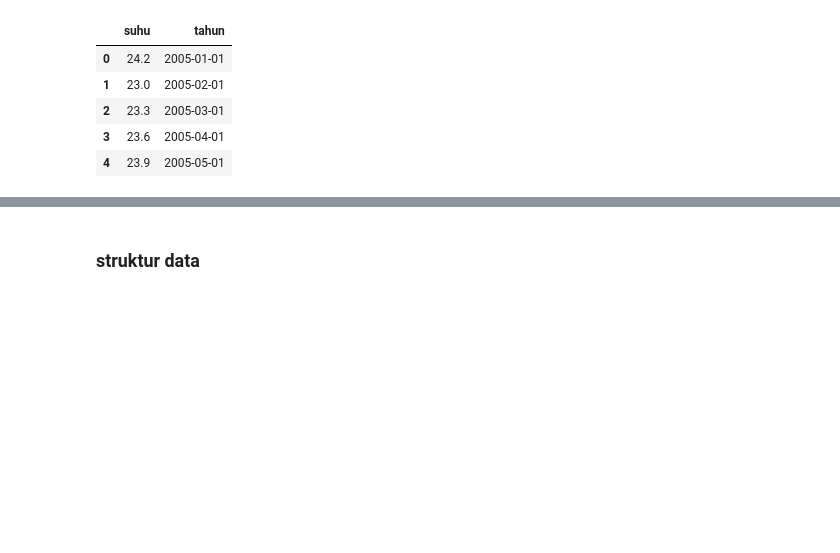
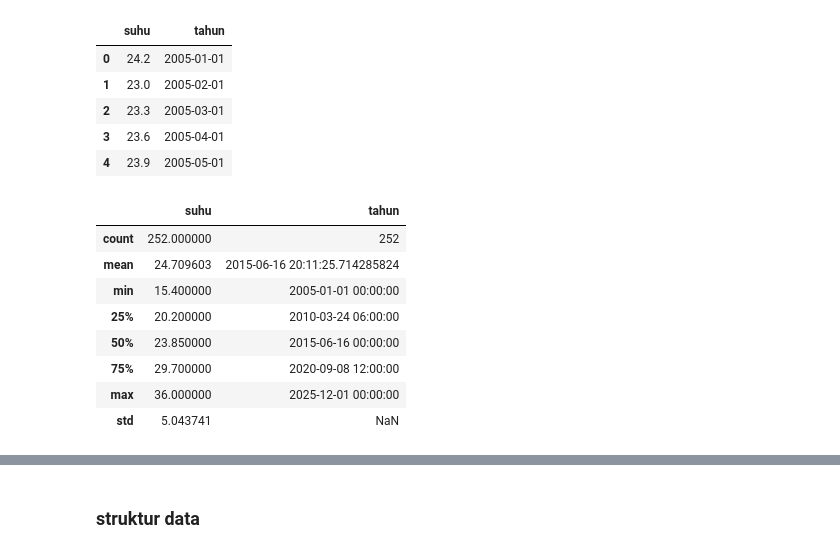
Before and after one commit to haniyathul/Praktikum-Analisis-Deret-Waktu, a Jupyter notebook: Tugas_Kelompok_Minggu_4.ipynb, the cells around one changed output, grey strips where cells are left out. Drawn from its saved outputs; the diff is of its cells as text; code cells hidden in the pictures; blank space fills up the shorter version.

```diff
--- a/Tugas_Kelompok_Minggu_4.ipynb
+++ b/Tugas_Kelompok_Minggu_4.ipynb
@@ -50,3 +52,15 @@ suhu.head()
 | 2 | 23.3 | 2005-03-01 |
 | 3 | 23.6 | 2005-04-01 |
 | 4 | 23.9 | 2005-05-01 |
+# %%
+suhu.describe()
+# %% [output]
+|  | suhu | tahun |
+| count | 252.000000 | 252 |
+| mean | 24.709603 | 2015-06-16 20:11:25.714285824 |
+| min | 15.400000 | 2005-01-01 00:00:00 |
+| 25% | 20.200000 | 2010-03-24 06:00:00 |
+| 50% | 23.850000 | 2015-06-16 00:00:00 |
+| 75% | 29.700000 | 2020-09-08 12:00:00 |
+| max | 36.000000 | 2025-12-01 00:00:00 |
+| std | 5.043741 | NaN |
```
Also changed, not shown: parts of 31 cells of this notebook.
